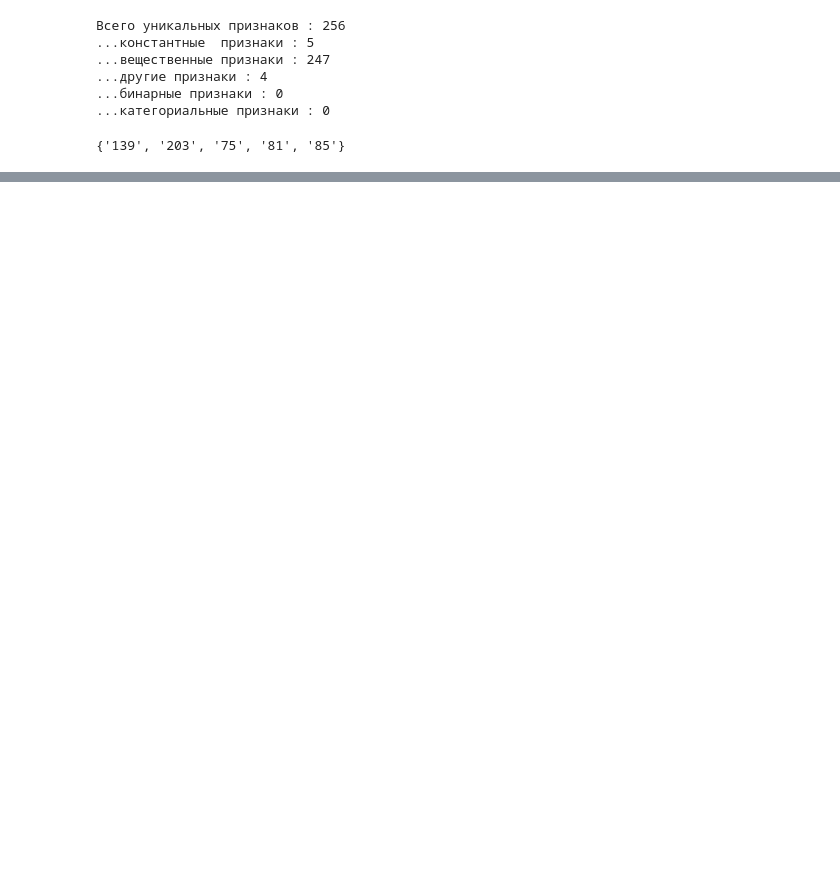
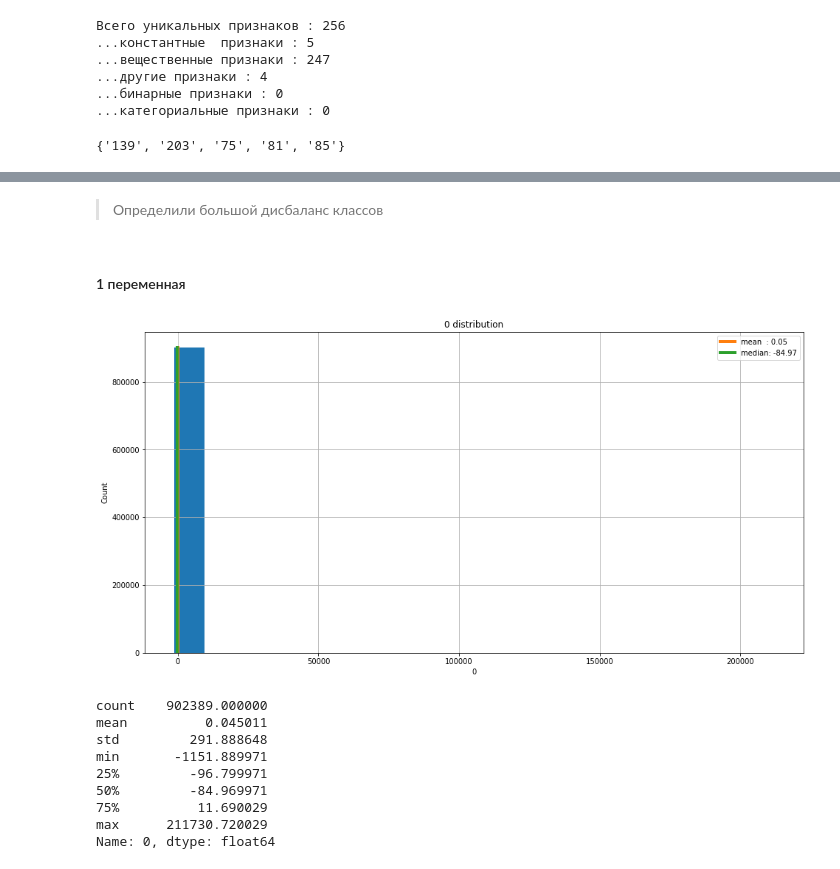
Before and after one commit to alex-chin/gb_megafone1, a Jupyter notebook: Project/megafone_offer_service.ipynb, the cells around one changed output, grey strips where cells are left out. Drawn from its saved outputs; the diff is of its cells as text; code cells hidden in the pictures; blank space fills up the shorter version.

```diff
--- a/Project/megafone_offer_service.ipynb
+++ b/Project/megafone_offer_service.ipynb
@@ -349,0 +409,2 @@ features_new.to_parquet('features_drop.parquet')
+# %%
+features_new = pd.read_parquet('features_drop.parquet')
@@ -349,0 +446,28 @@ features_new.to_parquet('features_drop.parquet')
+# %%
+
+# первый взгляд на параметр
+def first_look(Series1, max_count=0, bins=10, quan=0.99, is_correct_outlier=False, is_show_stat=False):
+    Series = Series1.copy()
+    # простая корректировка по выбросам
+    if is_correct_outlier:
+        Series.drop(Series[Series > Series.quantile(q=quan)].index, inplace=True)
+    # расчет основных значений
+    Series_mean = round(Series.mean(), 2)
+    Series_median = Series.median()
+    Series_name = Series.name
+    # расчет максимального выброса
+    max_count = np.histogram(Series, bins=bins)[0].max()
+
+    plt.figure(figsize=(16, 8))
+    Series.hist(bins=bins)
+    plt.ylabel('Count')
+    plt.xlabel(Series_name)
+    # отображение среднего и медианы
+    y = np.linspace(0, max_count, bins)
+    plt.plot([Series_mean] * bins, y, label='mean  : {:,.2f}'.format(Series_mean), linewidth=4)
+    plt.plot([Series_median] * bins, y, label='median: {:,.2f}'.format(Series_median), linewidth=4)
+    plt.legend()
+    plt.title(Series_name + ' distribution')
+    plt.show()
+    if is_show_stat:
+        print(Series.describe())
@@ -349,0 +515,17 @@ features_new.to_parquet('features_drop.parquet')
+# %% [markdown]
+>Определили большой дисбаланс классов
+# %% [markdown]
+#### 1 переменная
+# %%
+first_look(features_new['0'], bins=20, is_show_stat=True)
+# %% [output]
+[figure, added]
+count    902389.000000
+mean          0.045011
+std         291.888648
+min       -1151.889971
+25%         -96.799971
+50%         -84.969971
+75%          11.690029
+max      211730.720029
+Name: 0, dtype: float64
```
Also changed, not shown: parts of 54 cells of this notebook.
